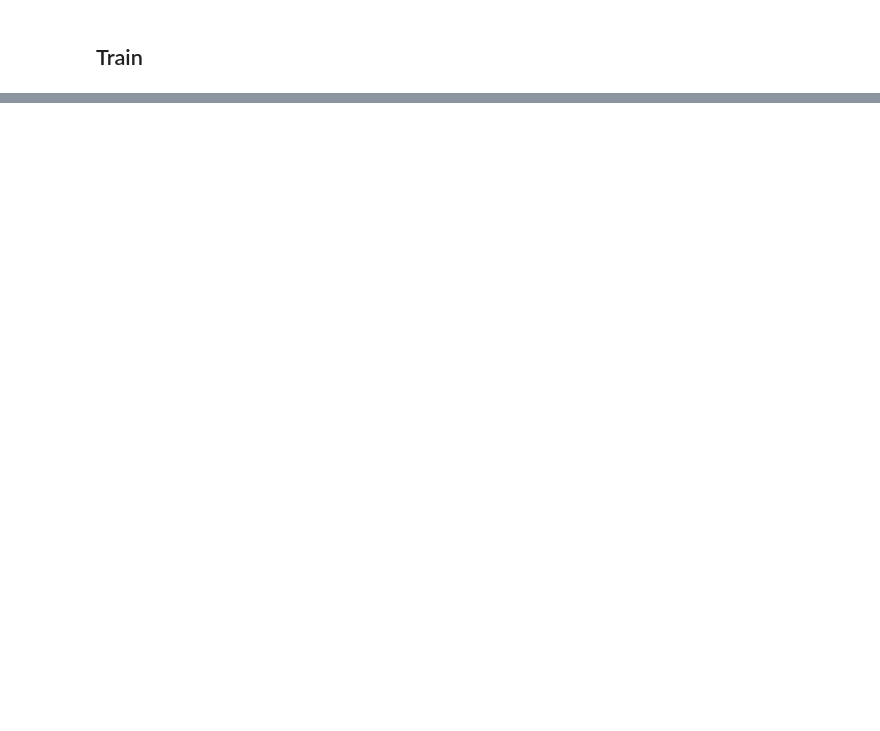
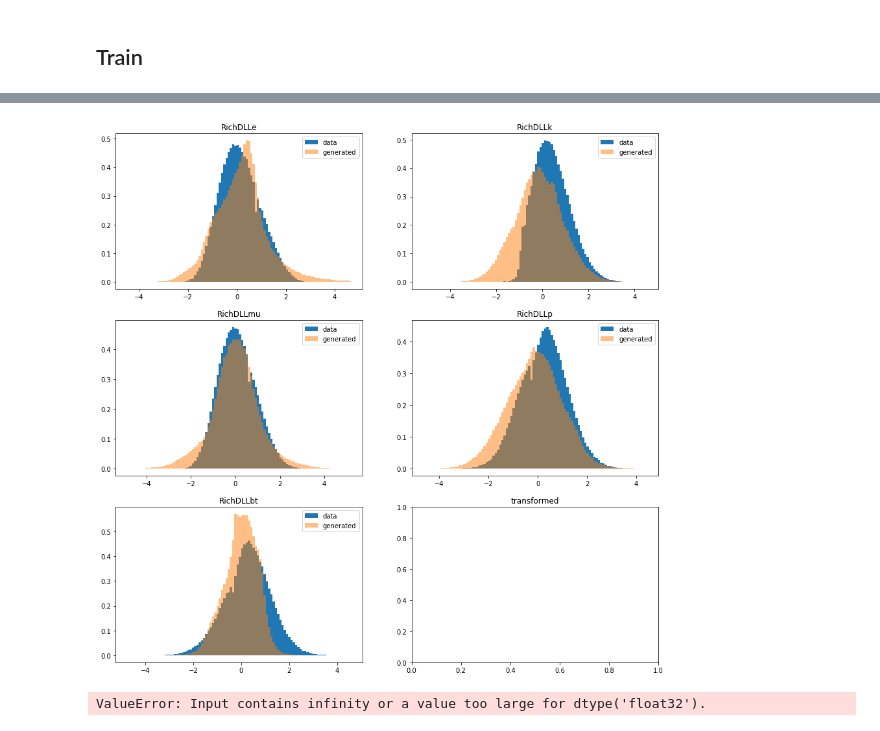
Before and after one commit to MaximArtemev/RICH-GAN-2019, a Jupyter notebook: notebooks/AnyParticleTorchNF.ipynb, the cells around one changed output, grey strips where cells are left out. Drawn from its saved outputs; the diff is of its cells as text; code cells hidden in the pictures; blank space fills up the shorter version.

```diff
--- a/notebooks/AnyParticleTorchNF.ipynb
+++ b/notebooks/AnyParticleTorchNF.ipynb
@@ -156,3 +141,0 @@ Please use `tqdm.notebook.tqdm` instead of `tqdm.tqdm_notebook`
-# %%
-for i in next(train_loader):
-    print(i.shape)
@@ -265 +174,66 @@ experiment.end()
+# %%
+def log_batch(x, weight, dll, text=''):
+    logger.debug(text + \
+        f"x stats: mean {x.mean()}, std {x.std()}, min {x.min()}, max {x.max()} \n" + \
+        f"dll stats: mean {dll.mean()}, std {dll.std()}, min {dll.min()}, max {dll.max()} \n" + \
+        f"weight stats: mean {weight.mean()}, std {weight.std()}, min {weight.min()}, max {weight.max()}"
+                )
+
+def log_result(zs, prior_logprob, log_det, text=''):
+    zs_ = zs[-1]
+    logger.debug(text + \
+                    f"zs stats: len {len(zs)}, zs[-1].mean {zs_.mean()}, zs[-1].std {zs_.std()}, zs[-1].min {zs_.min()}, zs[-1].max {zs_.max()} \n" + \
+                    f"prior_logprob stats: mean {prior_logprob.mean()}, std {prior_logprob.std()}, min {prior_logprob.min()}, max {prior_logprob.max()} \n" + \
+                    f"log_det stats: mean {log_det.mean()}, std {log_det.std()}, min {log_det.min()}, max {log_det.max()}"
+                            )
+# %%
+model.train()
+for epoch in tqdm(range(TOTAL_ITERATIONS), position=0, leave=True):
+    logger.info(f"Epoch {epoch}/{TOTAL_ITERATIONS}, start")
+    for batch_ind, batch in tqdm_notebook(enumerate(train_loader), total=len(train_loader), leave=False):
+        step = epoch * len(train_loader) + batch_ind
+        log_text = f"Epoch {epoch}/{TOTAL_ITERATIONS}, batch {batch_ind}/{len(train_loader)} \n"
+        x, weight, dll = [i.to(device) for i in batch]
+        zs, prior_logprob, log_det = model(dll, context=x)
+
+        if batch_ind % 100 == 0:
+            log_batch(x, weight, dll, log_text)
+            zs_ = zs[-1]
+            log_result(zs, prior_logprob, log_det, log_text)
+
+        logprob = prior_logprob + log_det
+        loss = -torch.sum(logprob) # NLL
+        optimizer.zero_grad()
+        loss.backward()
+        optimizer.step()
+        experiment.log_metric('loss', loss.item(), step=step)
+
+    if epoch % VALIDATION_INTERVAL == 0:
+        model.eval()
+        clear_output(False)
+        x = data_val[data_preprocessing.raw_feature_columns].values
+        dll = data_val[data_preprocessing.dll_columns].values
+        weights = data_val[data_preprocessing.weight_col].values.reshape(-1)
+        log_text = f"Epoch {epoch}/{TOTAL_ITERATIONS}, Eval mode \n"
+        log_batch(x, weight, dll, log_text)
+        generated = torch.cat([model.sample(BATCH_SIZE, context=x_batch.to(device))[-1].cpu().detach()
+                               for x_batch, _, _ in tqdm_notebook(val_loader, desc='val loop')], dim=0)
+        logger.debug(log_text + \
+                     f"generated stats: mean {generated.mean()}, std {generated.std()}, min {generated.min()}, max {generated.max()}")
+
+        plot_compare(dll, generated, weights, title='transformed')
+        experiment.log_figure('transformed', step=epoch)
+        plt.show()
+
+        inversed_real = scaler.inverse_transform(np.column_stack([dll, x]))[:, :dll.shape[1]]
+        inversed_generated = scaler.inverse_transform(np.column_stack([generated, x]))[:, :generated.shape[1]]
+
+        plot_compare(inversed_real, inversed_generated, weights, title='inverse transformed')
+        experiment.log_figure('inverse transformed', step=epoch)
+        plt.show()
+
+experiment.end()
+# %% [output]
+[figure, added]
+ValueError: Input contains infinity or a value too large for dtype('float32').
 # %%
```
Also changed, not shown: parts of 34 cells of this notebook, 15 other files.
